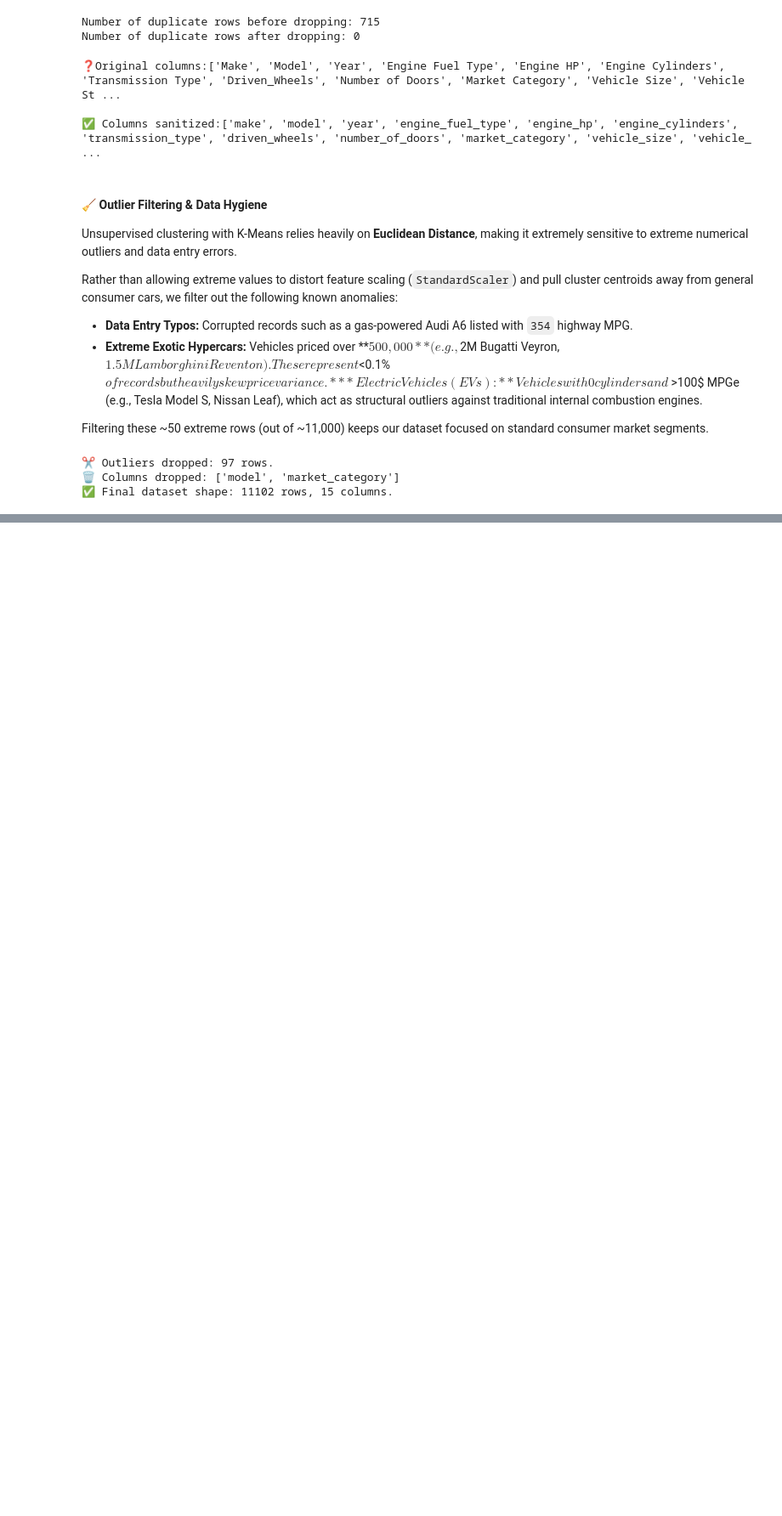
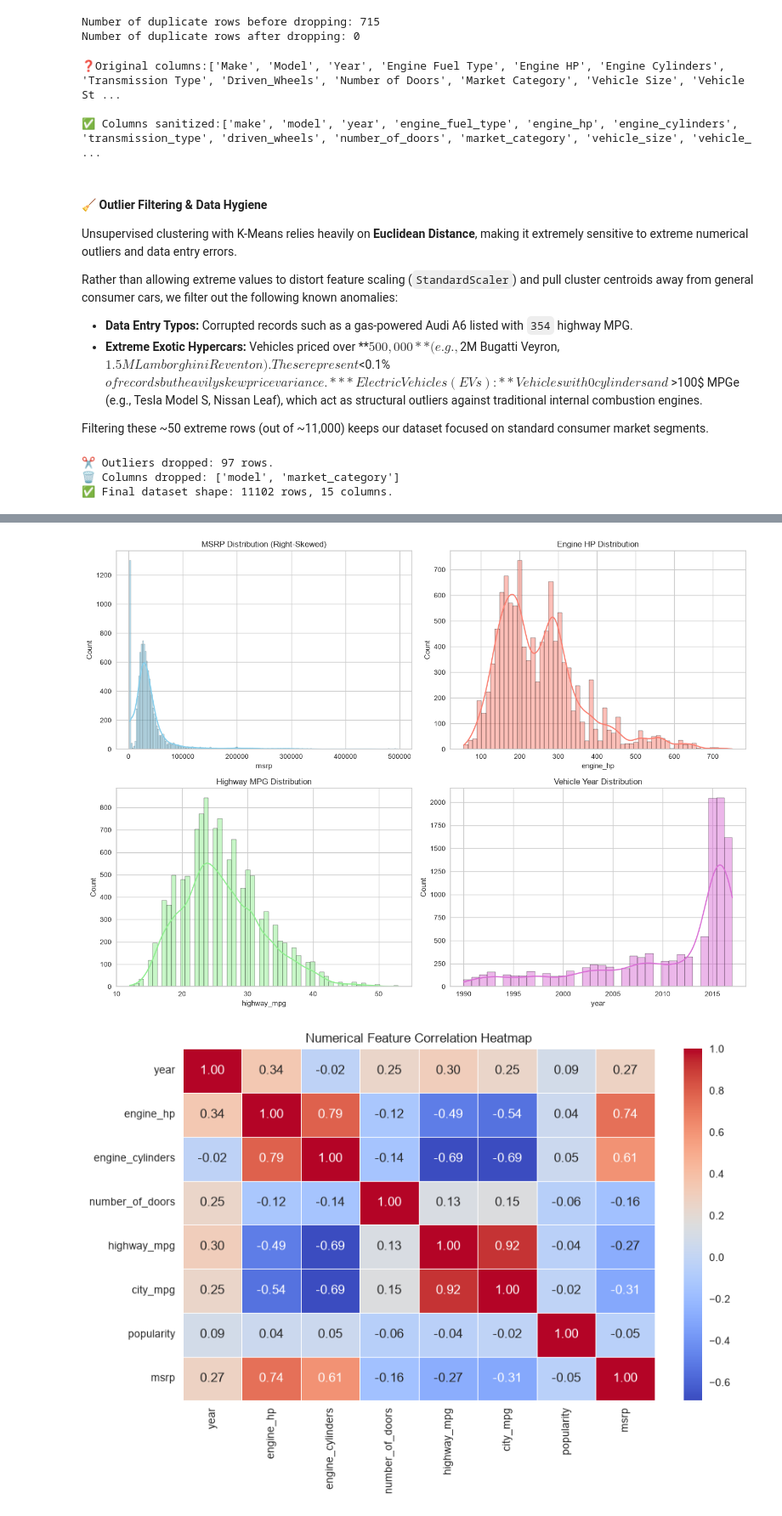
Before and after one commit to MaykInvest/car_clustering_kmeans, a Jupyter notebook: project.ipynb, the cells around one changed output, grey strips where cells are left out. Shown at 85% size. Saved outputs shown, nothing was run; the diff lists cells and outputs as text; code cells hidden in the pictures; blank space fills up the shorter version.

Commit message:
FEAT: EDA of MSRP, Engine HP, Highway MPG, Vehicle Year, building the Pipeline

```diff
--- a/project.ipynb
+++ b/project.ipynb
@@ -396,0 +402,28 @@ print(f"✅ Final dataset shape: {df_clean.shape[0]} rows, {df_clean.shape[1]} c
+# %%
+# 1. Distribution of Key Specs
+fig, axes = plt.subplots(2, 2, figsize=(14, 10))
+
+sns.histplot(df_clean['msrp'], kde=True, ax=axes[0, 0], color='skyblue')
+axes[0, 0].set_title('MSRP Distribution (Right-Skewed)')
+
+sns.histplot(df_clean['engine_hp'], kde=True, ax=axes[0, 1], color='salmon')
+axes[0, 1].set_title('Engine HP Distribution')
+
+sns.histplot(df_clean['highway_mpg'], kde=True, ax=axes[1, 0], color='lightgreen')
+axes[1, 0].set_title('Highway MPG Distribution')
+
+sns.histplot(df_clean['year'], kde=True, ax=axes[1, 1], color='orchid')
+axes[1, 1].set_title('Vehicle Year Distribution')
+
+plt.tight_layout()
+plt.show()
+
+# 2. Correlation Heatmap
+num_cols = ['year', 'engine_hp', 'engine_cylinders', 'number_of_doors', 'highway_mpg', 'city_mpg', 'popularity', 'msrp']
+plt.figure(figsize=(10, 6))
+sns.heatmap(df_clean[num_cols].corr(), annot=True, cmap='coolwarm', fmt='.2f', linewidths=0.5)
+plt.title('Numerical Feature Correlation Heatmap')
+plt.show()
+# %% [output]
+[figure, added]
+[figure, added]
```
Also changed, not shown: parts of 4 cells of this notebook.
